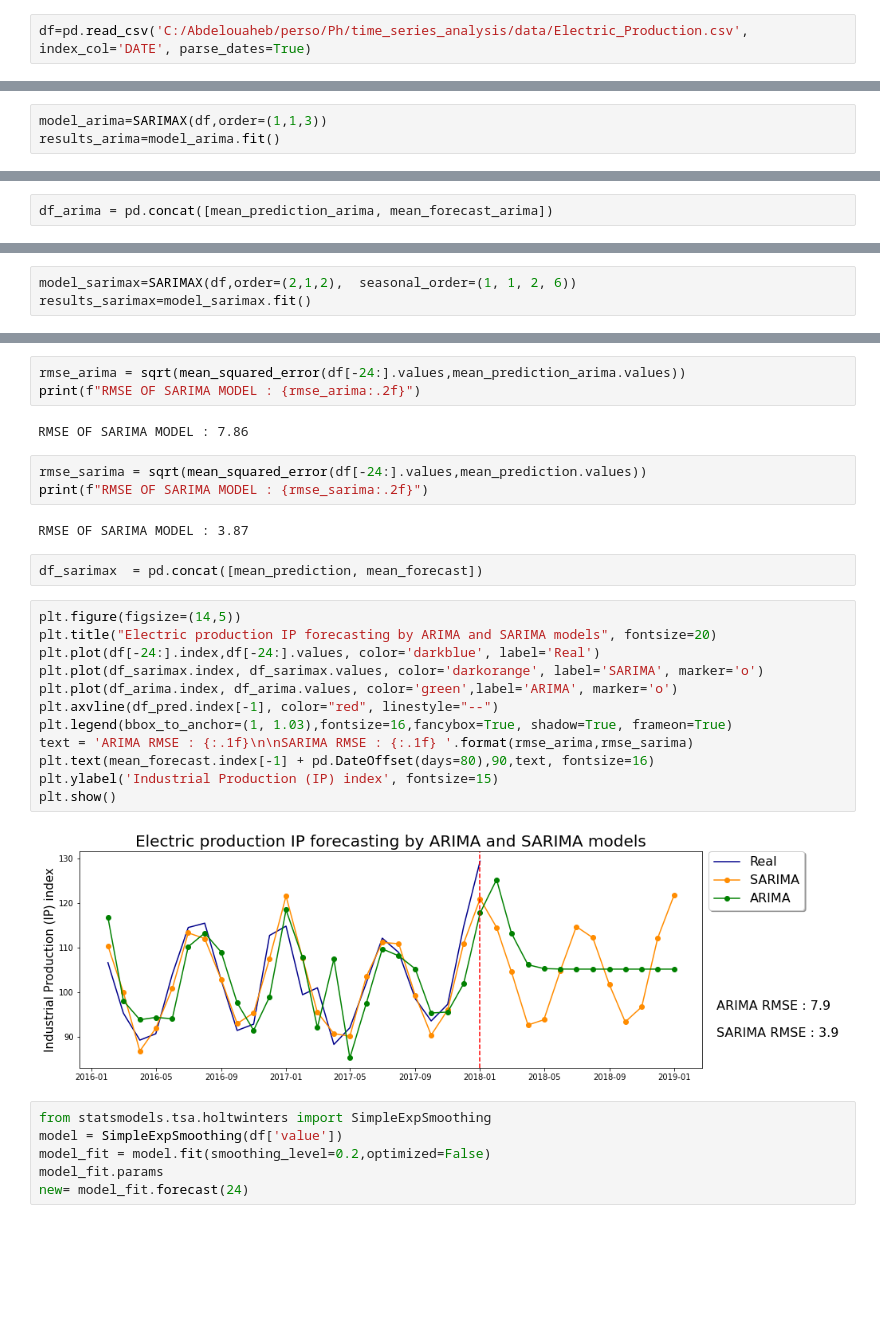
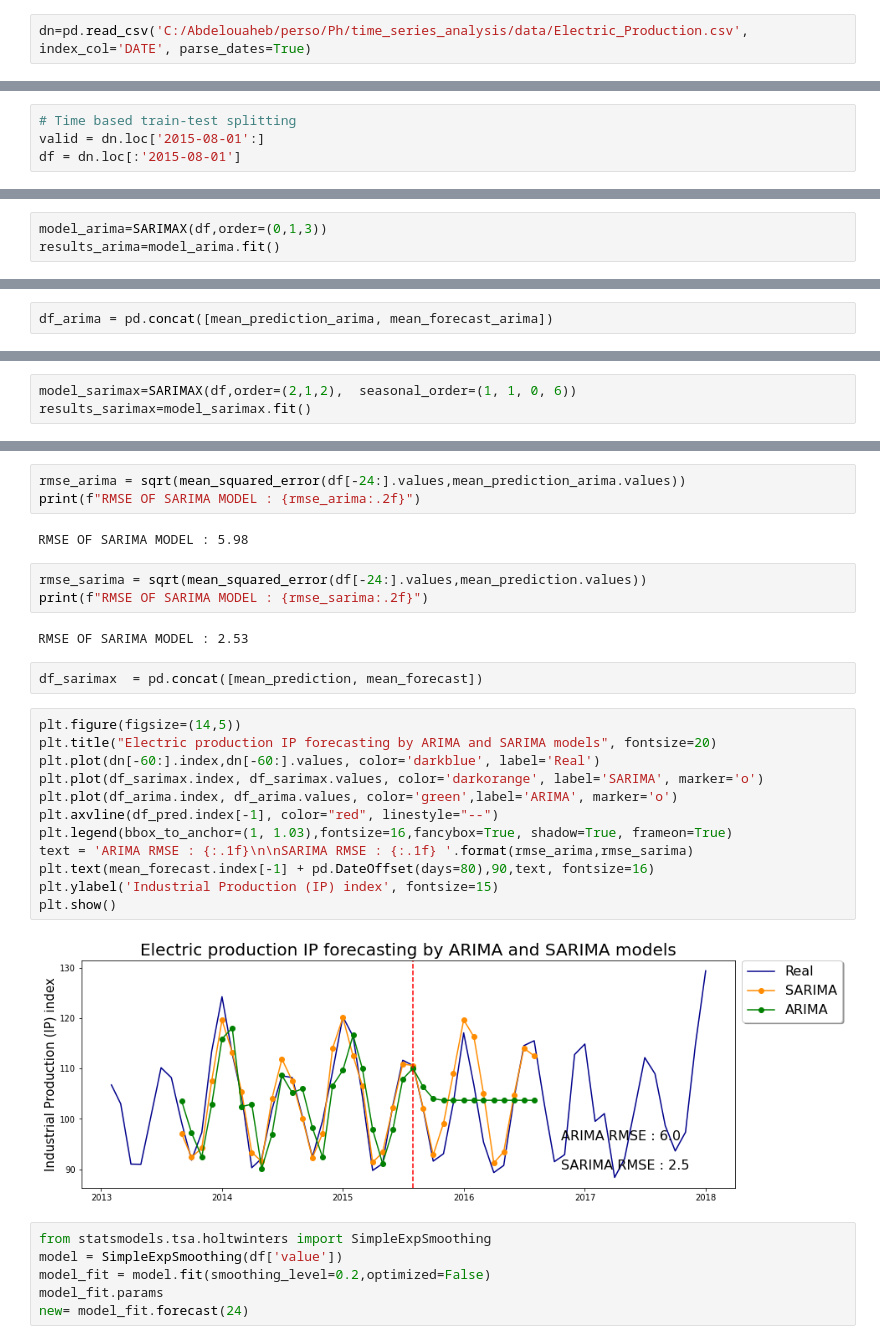
Before and after one commit to waheb-1988/time_series_analysis, a Jupyter notebook: sarima_up.ipynb, the cells around one changed output, grey strips where cells are left out. Saved outputs shown, nothing was run; the diff lists cells and outputs as text; blank space fills up the shorter version.

```diff
--- a/sarima_up.ipynb
+++ b/sarima_up.ipynb
@@ -22,4 +22,4 @@ c:\Users\ASUS TUF\AppData\Local\Programs\Python\Python39\lib\site-packages\numpy
 c:\Users\ASUS TUF\AppData\Local\Programs\Python\Python39\lib\site-packages\numpy\.libs\libopenblas.XWYDX2IKJW2NMTWSFYNGFUWKQU3LYTCZ.gfortran-win_amd64.dll
   warnings.warn("loaded more than 1 DLL from .libs:"
 # %%
-df=pd.read_csv('C:/Abdelouaheb/perso/Ph/time_series_analysis/data/Electric_Production.csv', index_col='DATE', parse_dates=True)
+dn=pd.read_csv('C:/Abdelouaheb/perso/Ph/time_series_analysis/data/Electric_Production.csv', index_col='DATE', parse_dates=True)
@@ -26 +47,5 @@ df=pd.read_csv('C:/Abdelouaheb/perso/Ph/time_series_analysis/data/Electric_Produ
+# %%
+# Time based train-test splitting
+valid = dn.loc['2015-08-01':]
+df = dn.loc[:'2015-08-01']
 # %%
@@ -241,5 +252,5 @@ Total fit time: 2.138 seconds
 # %%
-model_arima=SARIMAX(df,order=(1,1,3))
+model_arima=SARIMAX(df,order=(0,1,3))
 results_arima=model_arima.fit()
 # %%
 results_arima.summary()
@@ -342,5 +352,5 @@ Total fit time: 75.191 seconds
 # %%
-model_sarimax=SARIMAX(df,order=(2,1,2),  seasonal_order=(1, 1, 2, 6))
+model_sarimax=SARIMAX(df,order=(2,1,2),  seasonal_order=(1, 1, 0, 6))
 results_sarimax=model_sarimax.fit()
 # %%
 results_sarimax.summary()
@@ -426,28 +432,28 @@ plt.show()
 rmse_arima = sqrt(mean_squared_error(df[-24:].values,mean_prediction_arima.values))
 print(f"RMSE OF SARIMA MODEL : {rmse_arima:.2f}")
 # %% [output]
-RMSE OF SARIMA MODEL : 7.86
+RMSE OF SARIMA MODEL : 5.98
 # %%
 rmse_sarima = sqrt(mean_squared_error(df[-24:].values,mean_prediction.values))
 print(f"RMSE OF SARIMA MODEL : {rmse_sarima:.2f}")
 # %% [output]
-RMSE OF SARIMA MODEL : 3.87
+RMSE OF SARIMA MODEL : 2.53
 # %%
 df_sarimax  = pd.concat([mean_prediction, mean_forecast])
 # %%
 plt.figure(figsize=(14,5))
 plt.title("Electric production IP forecasting by ARIMA and SARIMA models", fontsize=20)
-plt.plot(df[-24:].index,df[-24:].values, color='darkblue', label='Real')
+plt.plot(dn[-60:].index,dn[-60:].values, color='darkblue', label='Real')
 plt.plot(df_sarimax.index, df_sarimax.values, color='darkorange', label='SARIMA', marker='o')
 plt.plot(df_arima.index, df_arima.values, color='green',label='ARIMA', marker='o')
 plt.axvline(df_pred.index[-1], color="red", linestyle="--")
 plt.legend(bbox_to_anchor=(1, 1.03),fontsize=16,fancybox=True, shadow=True, frameon=True)
 text = 'ARIMA RMSE : {:.1f}\n\nSARIMA RMSE : {:.1f} '.format(rmse_arima,rmse_sarima)
 plt.text(mean_forecast.index[-1] + pd.DateOffset(days=80),90,text, fontsize=16)
 plt.ylabel('Industrial Production (IP) index', fontsize=15)
 plt.show()
 # %% [output]
-[figure, old version]
+[figure, new version]
 # %%
 from statsmodels.tsa.holtwinters import SimpleExpSmoothing
 model = SimpleExpSmoothing(df['value'])
```
Also changed, not shown: parts of 23 cells of this notebook.
